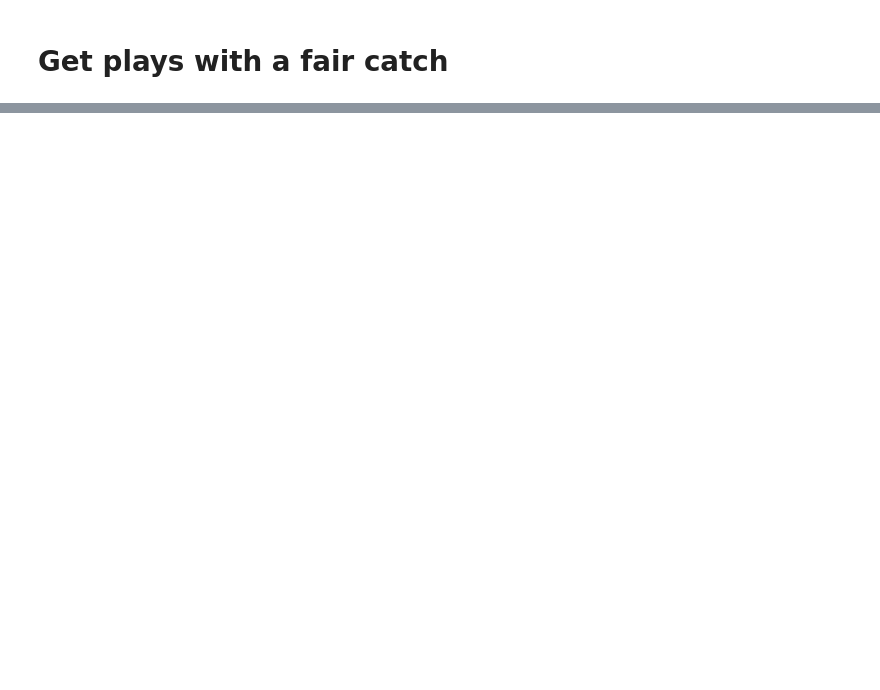
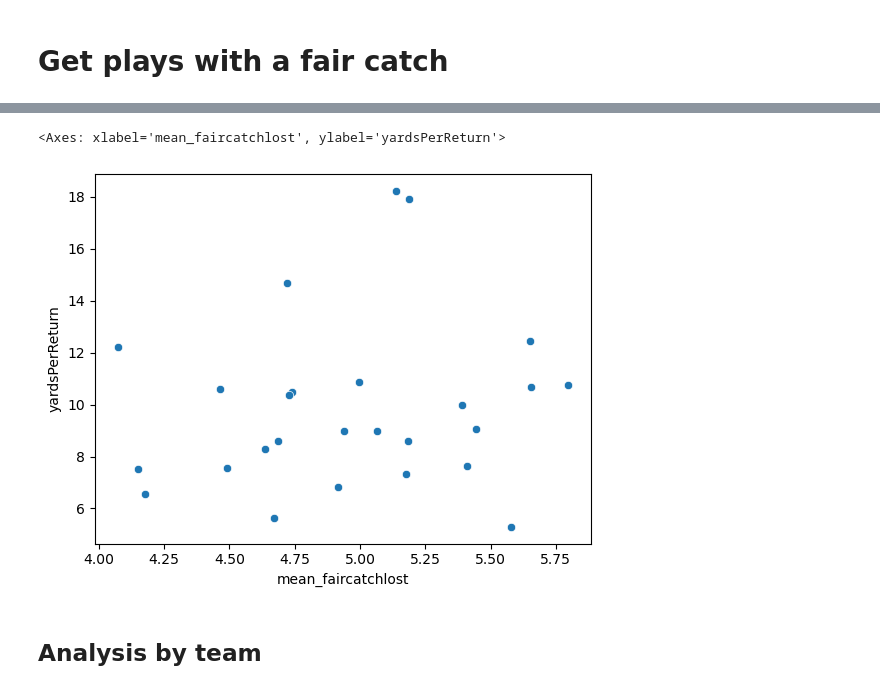
Before and after one commit to pschlais/kaggle_nfl_bdb_2022, a Jupyter notebook: 4_FairCatchPlayPrep.ipynb, the cells around one changed output, grey strips where cells are left out. Saved outputs shown, nothing was run; the diff lists cells and outputs as text; code cells hidden in the pictures; blank space fills up the shorter version.

```diff
--- a/4_FairCatchPlayPrep.ipynb
+++ b/4_FairCatchPlayPrep.ipynb
@@ -173,0 +214,20 @@ nfl_bdb22.prep_get_modeling_frames(track_df,
+# %%
+# punt plays with return yardage
+play_filter = (play_df.specialTeamsPlayType=='Punt') & (play_df.specialTeamsResult=='Return') & (~play_df.kickReturnYardage.isna()) & (~play_df.returnerId.astype(str).str.contains(';') & (play_df.gameId.astype(str).str[:4].astype(int).isin(years)))
+
+player_means = (
+    player_analysis_df.groupby(['displayName','nflId'])['pry_pred'].agg(['count','mean']).sort_values('mean', ascending=False).reset_index()
+    .merge(
+        (
+            play_df.loc[play_filter, ['returnerId','kickReturnYardage']]
+            .assign(returnerId=lambda df_: pd.to_numeric(df_.returnerId))
+            .rename(columns={'returnerId': 'nflId'})
+            .groupby('nflId')['kickReturnYardage'].aggregate(['count','mean'])
+        ),
+        how='left',
+        on='nflId'
+    )
+    .rename(columns={'count_x': 'fairCatches', 'mean_x': 'mean_faircatchlost', 'count_y': 'returns', 'mean_y': 'yardsPerReturn'})
+)
+
+player_means
@@ -173,0 +252,7 @@ nfl_bdb22.prep_get_modeling_frames(track_df,
+# %%
+sns.scatterplot(player_means, x='mean_faircatchlost', y='yardsPerReturn')
+# %% [output]
+<Axes: xlabel='mean_faircatchlost', ylabel='yardsPerReturn'>
+[figure, added]
+# %% [markdown]
+## Analysis by team
```
Also changed, not shown: parts of 35 cells of this notebook, 38 other files.
